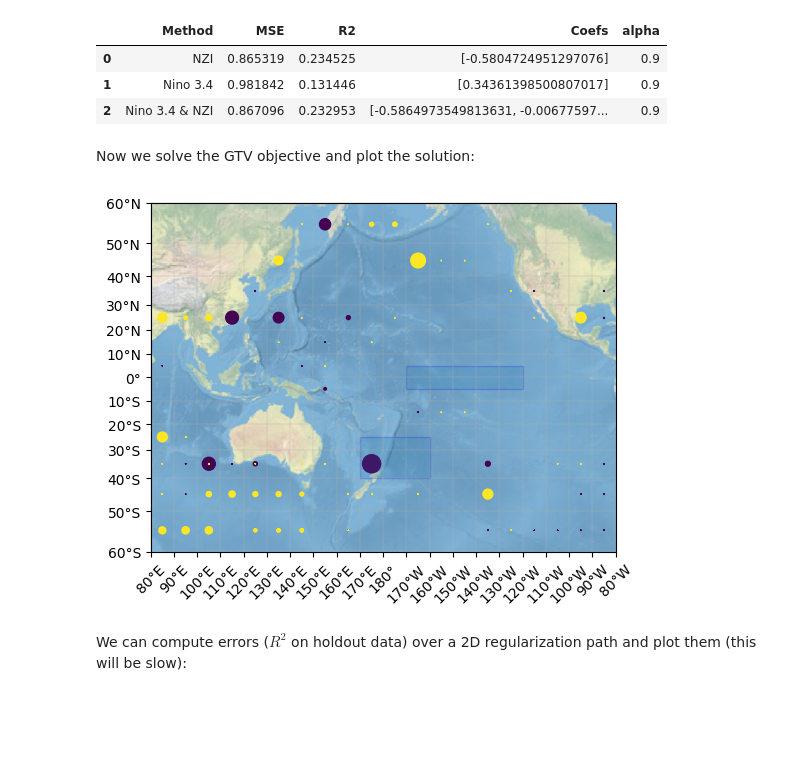
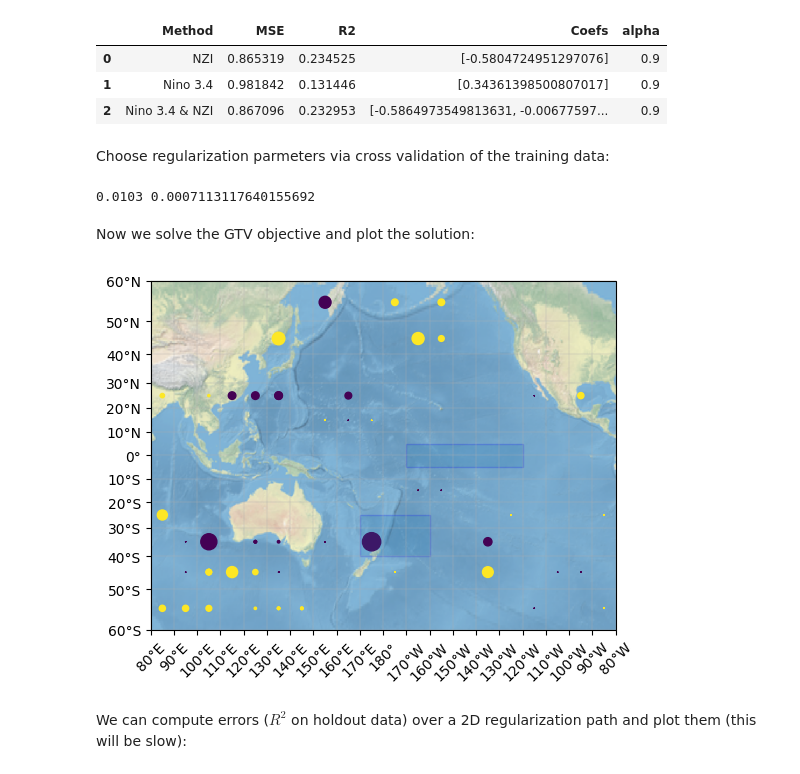
Before and after one commit to Willett-Group/gtv_forecasting, a Jupyter notebook: gtv_example.ipynb, the cells around one changed output. Cells and saved outputs as stored; diff of their text form; code cells hidden in the pictures; blank space fills up the shorter version.

```diff
--- a/gtv_example.ipynb
+++ b/gtv_example.ipynb
@@ -45,18 +45,25 @@ tele_df
 | 0 | NZI | 0.865319 | 0.234525 | [-0.5804724951297076] | 0.9 |
 | 1 | Nino 3.4 | 0.981842 | 0.131446 | [0.34361398500807017] | 0.9 |
 | 2 | Nino 3.4 & NZI | 0.867096 | 0.232953 | [-0.5864973549813631, -0.00677597... | 0.9 |
+# %% [markdown]
+Choose regularization parmeters via cross validation of the training data:
+# %%
+(l1, ltv) = gtv_cv(X_train, y_train, Dlens, .9, np.linspace(.01, 1, 5)/25, np.logspace(-2, -1, 5)/25)
+print(l1, ltv)
+# %% [output]
+0.0103 0.0007113117640155692
 # %% [markdown]
 Now we solve the GTV objective and plot the solution:
 # %%
 # solve GTV for a specified pair of regularization parameters
 # (use CV to find the optimal pair; these are just for demonstration)
-beta = gtv_cvx(X_train, y_train, Dlens, lambda_lasso=.01, lambda_tv=.001, alpha=.9)
+beta = gtv_cvx(X_train, y_train, Dlens, lambda_lasso=.01, lambda_tv=.0007, alpha=.9)
 
 # plot the solution
 fts['coef'] = beta/2
 plot_coefs(fts)
 # %% [output]
-[figure, old version]
+[figure, new version]
 # %% [markdown]
 We can compute errors ($R^2$ on holdout data) over a 2D regularization path and plot them (this will be slow):
 # %%
```
Also changed, not shown: parts of 1 cell of this notebook, 1 other file.
